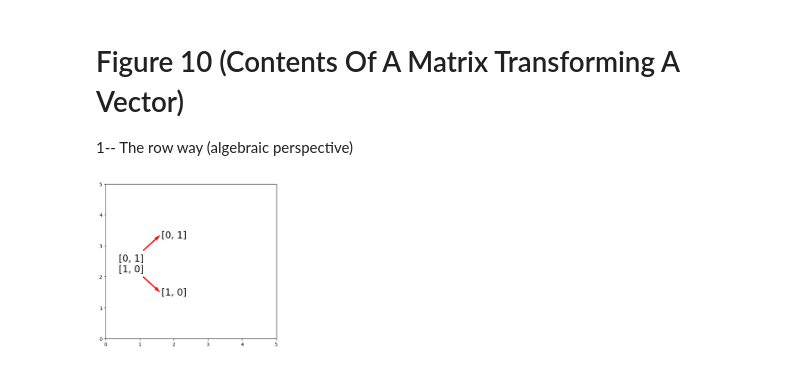
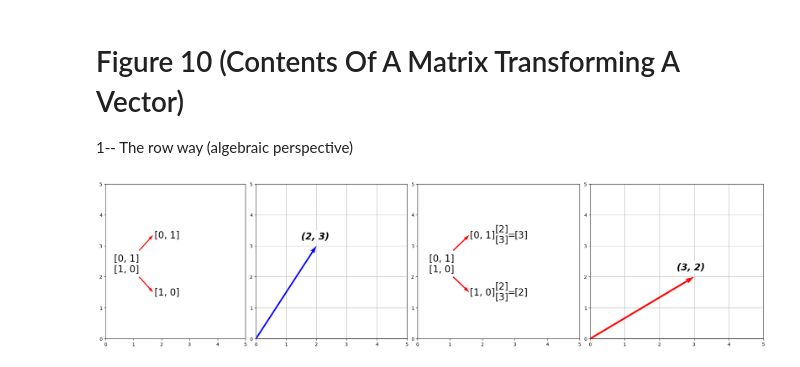
Before and after one commit to Keoni808/Visuals, a Jupyter notebook: Linear_Transformations_(Figures).ipynb, the cells around one changed output. Cells and saved outputs as stored; diff of their text form; code cells hidden in the pictures.

Commit message:
Completed visual for Figure 10. Now need to add more text for explanation.

```diff
--- a/Linear_Transformations_(Figures).ipynb
+++ b/Linear_Transformations_(Figures).ipynb
@@ -715,32 +715,99 @@ def draw_and_text_plot(ax, plot_location, xy_lim, texts, text_locations, text_fo
 
   ax.set_xlim(xy_lim)
   ax.set_ylim(xy_lim)
+
+def draw_plot(ax, plot_location, origin, vectors, colors, texts, num_vectors, xy_lim, title):
+  ax = fig.add_subplot(plot_rows, plot_cols, plot_location)
+
+  for i in range(num_vectors):
+    ax.quiver(*origin, *vectors[i], color=colors[i], scale=1, scale_units='xy', angles='xy', width=.01, zorder=4)
+    ax.text(vectors[i][0] - .5, vectors[i][1] + .3, texts[i], color='black', verticalalignment='center', fontsize=20, fontweight='bold', style='italic', bbox=dict(facecolor='white', alpha=0.8, edgecolor='none'))
+  ax.set_xlim(xy_lim)
+  ax.set_ylim(xy_lim)
+  ax.axhline(0, color='grey', linewidth=1.5)
+  ax.axvline(0, color='grey', linewidth=1.5)
+  ax.xaxis.set_major_locator(MultipleLocator(1))
+  ax.yaxis.set_major_locator(MultipleLocator(1))
+  ax.grid(True)
+  ax.set_title(title)
 # %%
 plot_rows = 1
 plot_cols = 20
 xy_lim = [0, 5]
 
 # Create figure size before
 fig, ax = plt.subplots(plot_rows, plot_cols, figsize=(20, 5), constrained_layout=True)
 
 for i in range(plot_cols):
   ax[i].axis('off')
 
+################ FIGURE 1 ################
+
+# Row Vectors from matrix that will create individual components of output vector
+
+# text variables
+text_linear_transformation_matrix = f'[0, 1]\n[1, 0]'
+text_top_row_vector = f'[0, 1]'
+text_top_row_explain = f'Row of the matrix responsible for linear combination to create x value of resulting vector' # <<---- Need to change to make more sense.
+text_bottom_row_vector = f'[1, 0]'
+text_location = [(.75, 2), (2.2, 3.1), (2.2, 1.25)]
+text_fonts = [20, 20, 20]
+num_texts = 3
+
+# plot variables
+origin = [[1.20, 2.85], [1.20, 2.0]]
+vectors = [[.5, .5], [.5, -.5]]
+num_vectors = len(vectors)
+
+draw_and_text_plot(ax, (1, 5), xy_lim,
+                  [text_linear_transformation_matrix, text_top_row_vector, text_bottom_row_vector], text_location, text_fonts, num_texts,
+                   origin, vectors, num_vectors)
+
+
+################ FIGURE 2 ################
+
+# Plotting simple vector in domain space
+draw_plot(ax, (6, 10), [0, 0], [(2, 3)], ['b'], ['(2, 3)'], 1, xy_lim, "")
+
+
+################ FIGURE 3 ################
+
+# Dot product between matrix and input vector (linear transformation)
+
 # text variables
 text_linear_transformation_matrix = f'[0, 1]\n[1, 0]'
 text_top_row_vector = f'[0, 1]'
 text_bottom_row_vector = f'[1, 0]'
-text_location = [(.75, 2), (2, 3.1), (2, 1.25)]
-text_fonts = [20, 20, 20]
-num_texts = 3
+text_input_vector = f'[2]\n[3]'
+text_equals_sign = f'='
+text_top_row_ans = f'[3]'
+text_bottom_row_ans = f'[2]'
+text_location = [(.75, 2),
+                 (2, 3.1), (2.6, 2.95), (2.9, 3.1), (3.2, 3.1),
+                  (2, 1.25), (2.6, 1.1), (2.9, 1.25), (3.2, 1.25)]
+text_fonts = [20,
+              20, 20, 20, 20,
+              20, 20, 20, 20]
+num_texts = 9
 
 # plot variables
 origin = [[1.10, 2.85], [1.10, 2.0]]
 vectors = [[.5, .5], [.5, -.5]]
 num_vectors = len(vectors)
 
-draw_and_text_plot(ax, (1, 5), xy_lim,
-                  [text_linear_transformation_matrix, text_top_row_vector, text_bottom_row_vector], text_location, text_fonts, num_texts,
+draw_and_text_plot(ax, (11, 15), xy_lim,
+                  [text_linear_transformation_matrix,
+                   text_top_row_vector, text_input_vector, text_equals_sign, text_top_row_ans,
+                   text_bottom_row_vector, text_input_vector, text_equals_sign, text_bottom_row_ans],
+                   text_location, text_fonts, num_texts,
                    origin, vectors, num_vectors)
+
+
+################ FIGURE 4 ################
+
+# Plotting simple vector in codomain space
+draw_plot(ax, (16, 20), [0, 0], [(3, 2)], ['r'], ['(3, 2)'], 1, xy_lim, "")
+
+fig.savefig('AlgebraicPerspectiveLinearTransformation.png')
 # %% [output]
-[figure, old version]
+[figure, new version]
```
